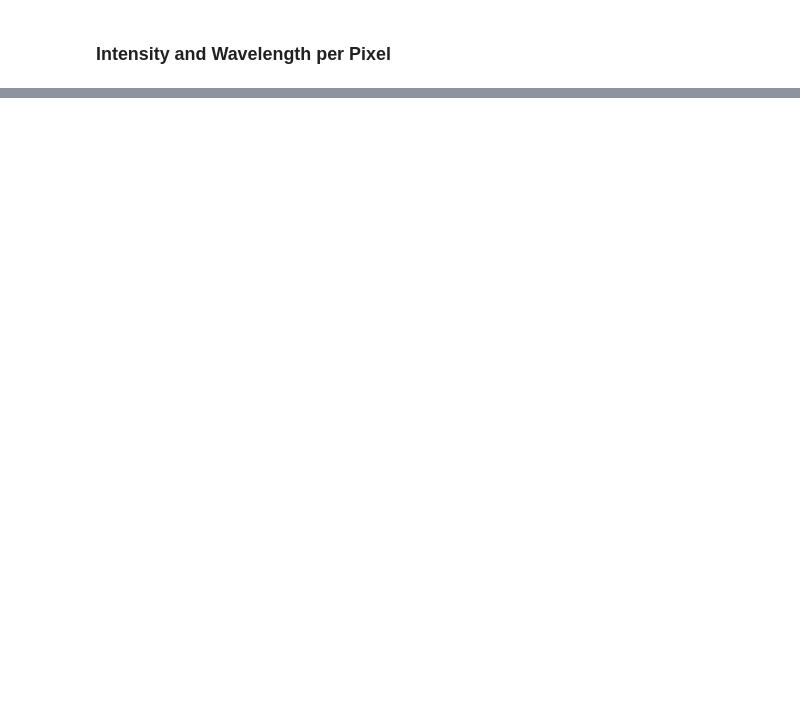
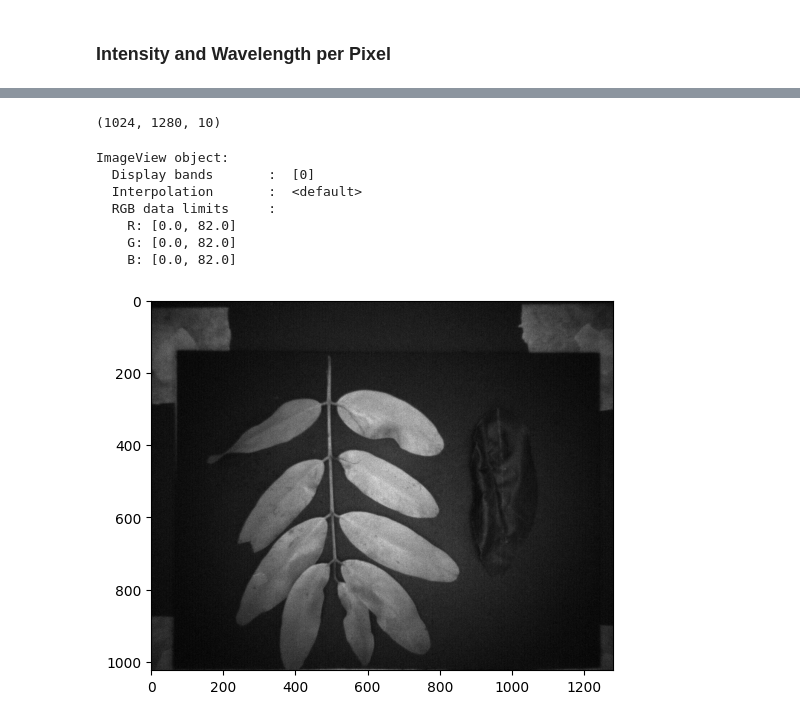
Before and after one commit to josorio398/Hyperspectral_Images_Analysis, a Jupyter notebook: Hyperspectral_Images_Analysis.ipynb, the cells around one changed output, grey strips where cells are left out. Cells and saved outputs as stored; diff of their text form; code cells hidden in the pictures; blank space fills up the shorter version.

```diff
--- a/Hyperspectral_Images_Analysis.ipynb
+++ b/Hyperspectral_Images_Analysis.ipynb
@@ -132,0 +132,15 @@ fig.show()
+# %%
+img.shape
+# %% [output]
+(1024, 1280, 10)
+# %%
+imshow(img.read_band(0))
+# %% [output]
+ImageView object:
+  Display bands       :  [0]
+  Interpolation       :  <default>
+  RGB data limits     :
+    R: [0.0, 82.0]
+    G: [0.0, 82.0]
+    B: [0.0, 82.0]
+[figure, added]
```
Also changed, not shown: parts of 7 cells of this notebook.
